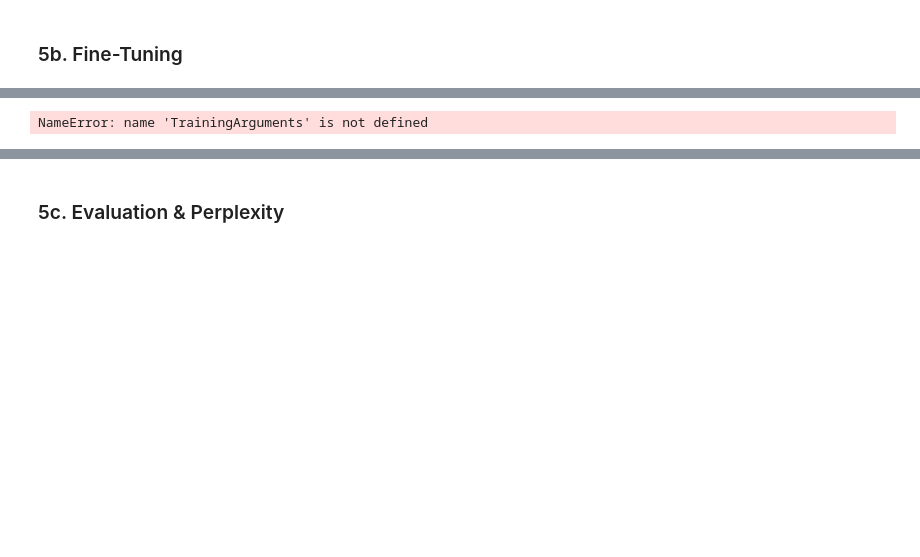
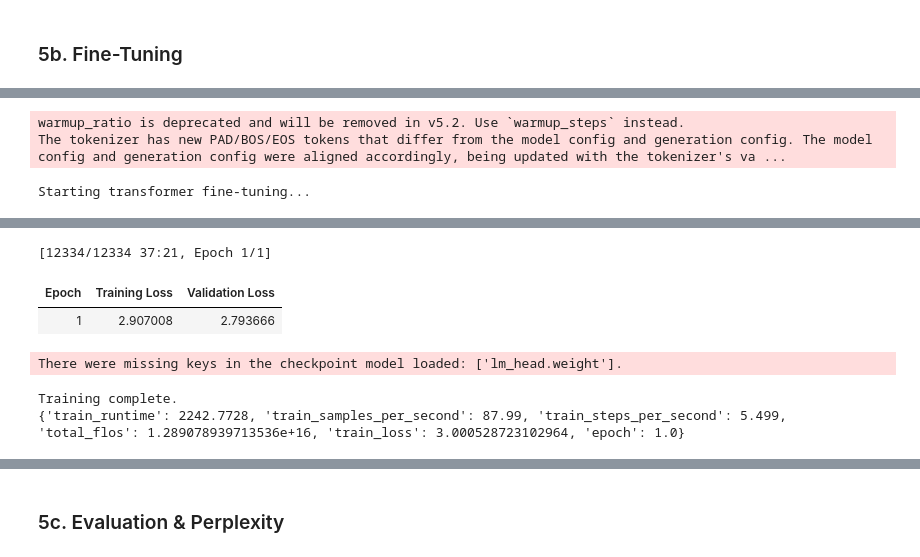
Before and after one commit to laurenplummer/Evaluating-LLMs-for-Medical-Question-Answering, a Jupyter notebook: Model_Medical_QA.ipynb, the cells around one changed output, grey strips where cells are left out. Drawn from its saved outputs; the diff is of its cells as text; code cells hidden in the pictures; blank space fills up the shorter version.

```diff
--- a/Model_Medical_QA.ipynb
+++ b/Model_Medical_QA.ipynb
@@ -491,14 +525,14 @@ NameError: name 'AutoModelForCausalLM' is not defined
 # ── Training arguments ────────────────────────────────────────────────────────
 training_args = TrainingArguments(
     output_dir              = './tf_checkpoints',
-    num_train_epochs        = 3,
+    num_train_epochs        = 1,    # Reduced from 3 for memory efficiency
     per_device_train_batch_size = 16,
     per_device_eval_batch_size  = 16,
     warmup_ratio            = 0.05,
     weight_decay            = 0.01,
     learning_rate           = 5e-5,
     lr_scheduler_type       = 'cosine',
-    evaluation_strategy     = 'epoch',
+    eval_strategy     = 'epoch',
     save_strategy           = 'epoch',
     load_best_model_at_end  = True,
     metric_for_best_model   = 'eval_loss',
@@ -516,7 +550,7 @@ trainer = Trainer(
     train_dataset   = train_tf,
     eval_dataset    = val_tf,
     data_collator   = data_collator,
-    tokenizer       = tf_tokenizer,
+    processing_class      = tf_tokenizer,
 )
 
 print('Starting transformer fine-tuning...')
@@ -524,4 +558,6 @@ train_result = trainer.train()
 print('Training complete.')
 print(train_result.metrics)
 # %% [output]
-NameError: name 'TrainingArguments' is not defined
+warmup_ratio is deprecated and will be removed in v5.2. Use `warmup_steps` instead.
+The tokenizer has new PAD/BOS/EOS tokens that differ from the model config and generation config. The model config and generation config were aligned accordingly, being updated with the tokenizer's va ...
+Starting transformer fine-tuning...
@@ -528,3 +565,9 @@ NameError: name 'TrainingArguments' is not defined
+[12334/12334 37:21, Epoch 1/1]
+| Epoch | Training Loss | Validation Loss |
+| 1 | 2.907008 | 2.793666 |
+There were missing keys in the checkpoint model loaded: ['lm_head.weight'].
+Training complete.
+{'train_runtime': 2242.7728, 'train_samples_per_second': 87.99, 'train_steps_per_second': 5.499, 'total_flos': 1.289078939713536e+16, 'train_loss': 3.000528723102964, 'epoch': 1.0}
 # %%
 # Save training loss history for plotting
 log_history = trainer.state.log_history
```
Also changed, not shown: parts of 26 cells of this notebook, 6 other files.
